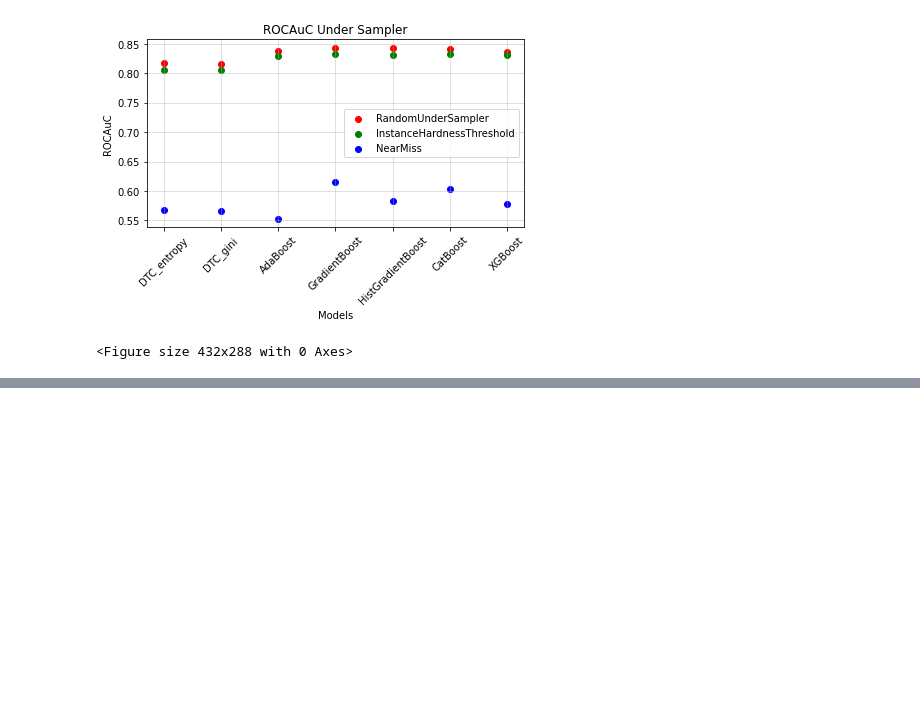
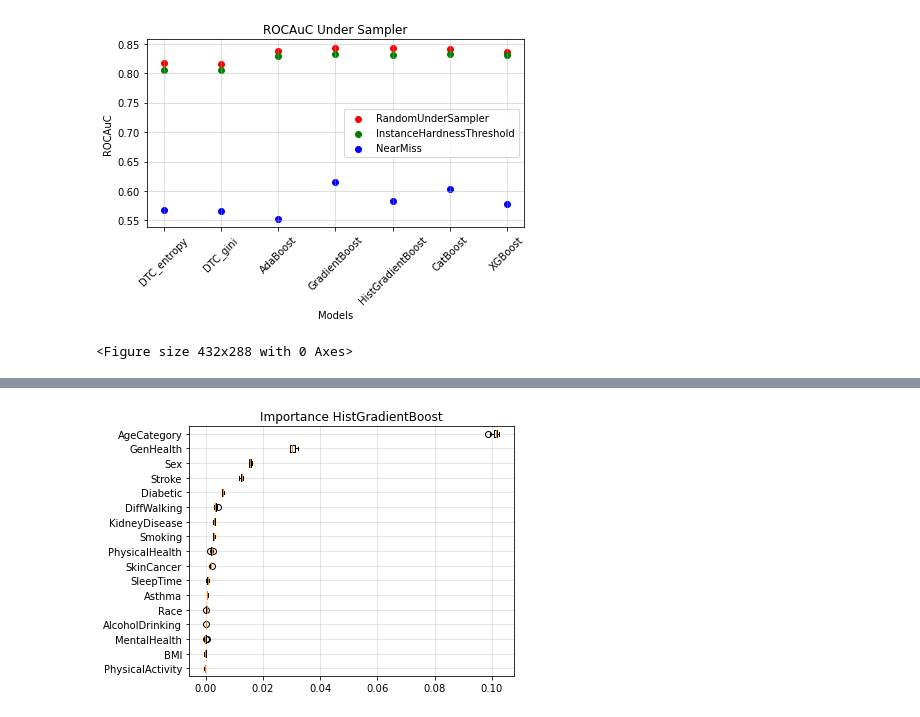
Before and after one commit to RobinPelkner/DecisionTreeAnalysis, a Jupyter notebook: dtc_comp.ipynb, the cells around one changed output, grey strips where cells are left out. Drawn from its saved outputs; the diff is of its cells as text; code cells hidden in the pictures; blank space fills up the shorter version.

```diff
--- a/dtc_comp.ipynb
+++ b/dtc_comp.ipynb
@@ -576,0 +608,3 @@ plot_sampling('ROCAuC', [auc_RUS, auc_IHT, auc_NM], ['RandomUnderSampler', 'Inst
+# %%
+hgb_model.fit(train_res, target_train_res)
+prediction_hgb = hgb_model.predict(test)
@@ -576,0 +616,2 @@ plot_sampling('ROCAuC', [auc_RUS, auc_IHT, auc_NM], ['RandomUnderSampler', 'Inst
+# %%
+result_hgb = permutation_importance(hgb_model, test, target_test, n_repeats=10, random_state=137, n_jobs=-1, scoring='roc_auc')
@@ -576,0 +634,13 @@ plot_sampling('ROCAuC', [auc_RUS, auc_IHT, auc_NM], ['RandomUnderSampler', 'Inst
+# %%
+perm_sorted_idx = result_hgb.importances_mean.argsort()
+plt.boxplot(
+    result_hgb.importances[perm_sorted_idx].T,
+    vert=False,
+    labels=names[perm_sorted_idx]
+)
+plt.tight_layout()
+plt.grid(alpha=0.4)
+plt.title('Importance HistGradientBoost')
+plt.savefig('figures/importance/hgb.png')
+# %% [output]
+[figure, added]
```
Also changed, not shown: parts of 13 cells of this notebook, 10 other files.
